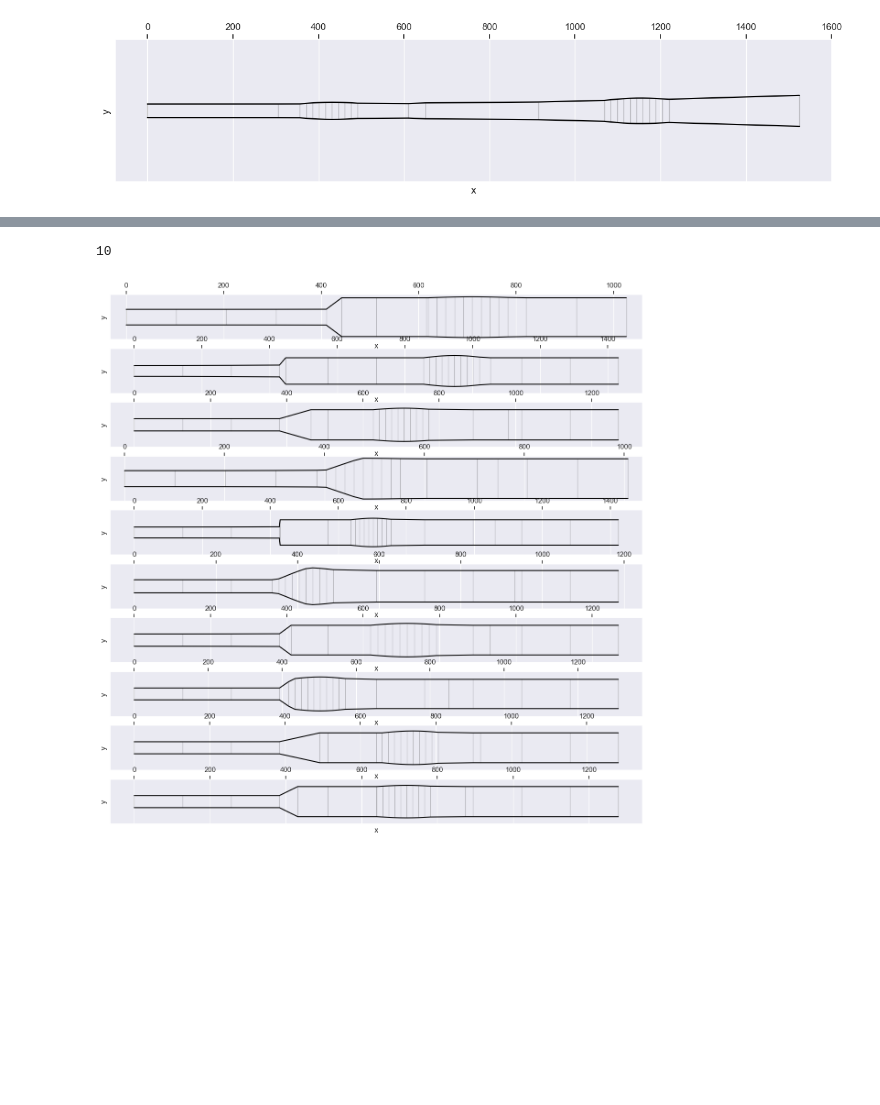
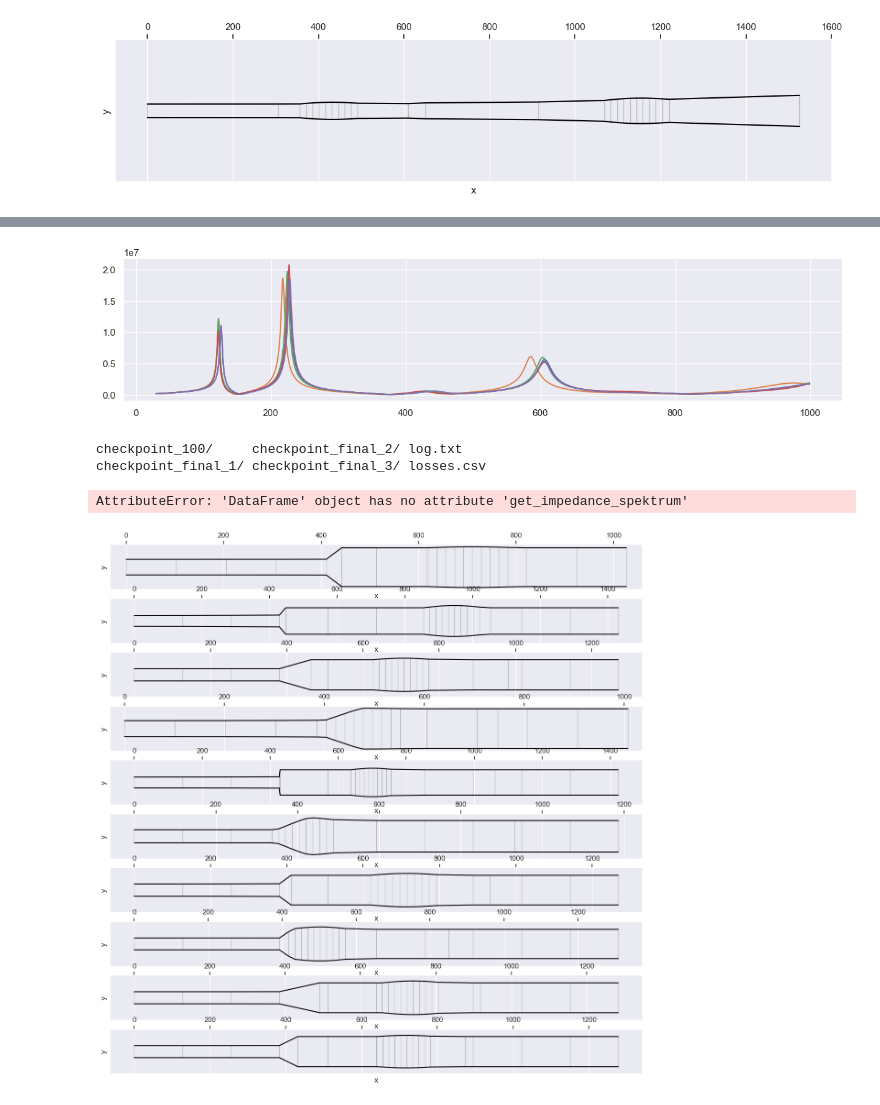
Before and after one commit to jnehring/didge-lab, a Jupyter notebook: src/experiments/UniversalShape.ipynb, the cells around one changed output, grey strips where cells are left out. Drawn from its saved outputs; the diff is of its cells as text; code cells hidden in the pictures; blank space fills up the shorter version.

```diff
--- a/src/experiments/UniversalShape.ipynb
+++ b/src/experiments/UniversalShape.ipynb
@@ -293,6 +425,18 @@ for i in range(len(geos)):
+# %%
+for geo in geos:
+    s=Geo(geo).get_cadsd().get_impedance_spektrum()
+    plt.plot(s.freq, s.impedance)
+# %% [output]
+[figure, added]
 # %%
+ls ../../evolutions/2023-09-06T11-02-01_test_evolve
 # %% [output]
-10
+checkpoint_100/     checkpoint_final_2/ log.txt
+checkpoint_final_1/ checkpoint_final_3/ losses.csv
+# %%
+get_impedance_spektrum()
+# %% [output]
+AttributeError: 'DataFrame' object has no attribute 'get_impedance_spektrum'
 # %%
 import matplotlib.pyplot as plt
 
```
Also changed, not shown: parts of 15 cells of this notebook, 17 other files.
